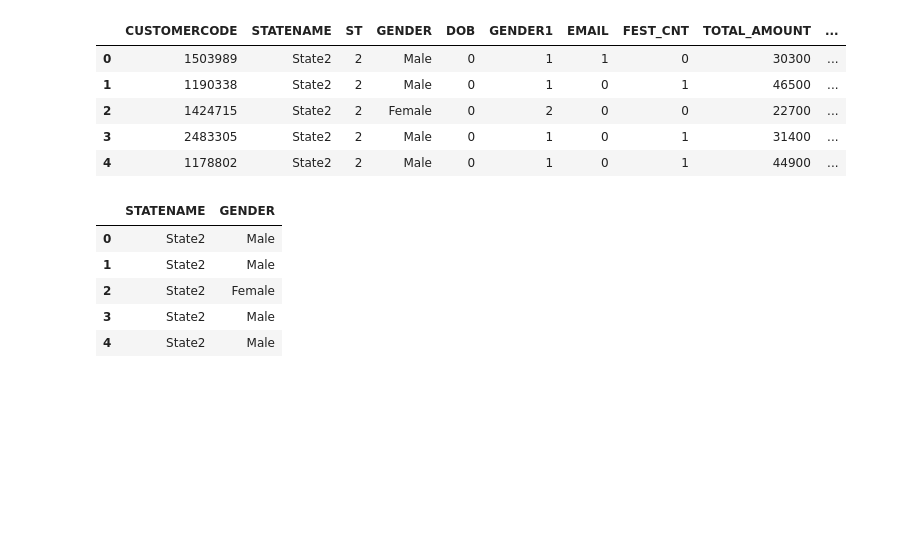
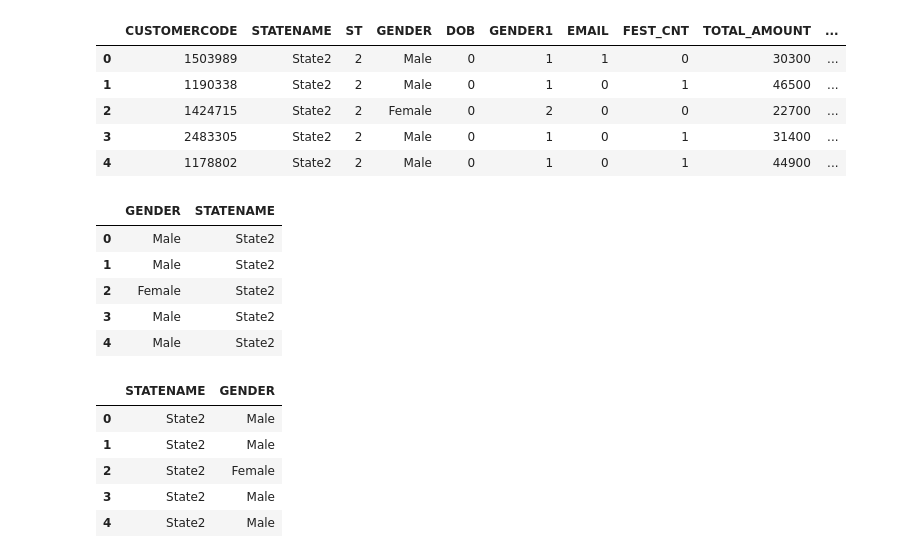
Before and after one commit to KIMYOORIM/Python, a Jupyter notebook: 04. Data cleansing/데이터 조작_0404_2.ipynb, the cells around one changed output. Drawn from its saved outputs; the diff is of its cells as text; code cells hidden in the pictures; blank space fills up the shorter version.

```diff
--- a/04. Data cleansing/데이터 조작2 .ipynb
+++ b/04. Data cleansing/데이터 조작_0404_2.ipynb
@@ -107,7 +107,7 @@ customerData.columns.get_loc("STATENAME")
 # %%
 import pandas as pd
 # %%
-customerData = pd.read_csv("../Python_Fintech/Python_ST_EX/dataset/kopo_customerdata.csv")
+customerData = pd.read_csv("../Python_ST_EX/dataset/kopo_customerdata.csv")
 customerData.head(5)
 # %% [output]
 |  | CUSTOMERCODE | STATENAME | ST | GENDER | DOB | GENDER1 | EMAIL | FEST_CNT | TOTAL_AMOUNT | ... |
@@ -119,4 +119,14 @@ customerData.head(5)
 # %%
 genderColNo = customerData.columns.get_loc("GENDER")
 stateColNo = customerData.columns.get_loc("STATENAME")
+# %%
+#방법1
+customerData.iloc[0:5,[genderColNo,stateColNo]]
+# %% [output]
+|  | GENDER | STATENAME |
+| 0 | Male | State2 |
+| 1 | Male | State2 |
+| 2 | Female | State2 |
+| 3 | Male | State2 |
+| 4 | Male | State2 |
 # %%
```
Also changed, not shown: parts of 16 cells of this notebook, 4 other files.
